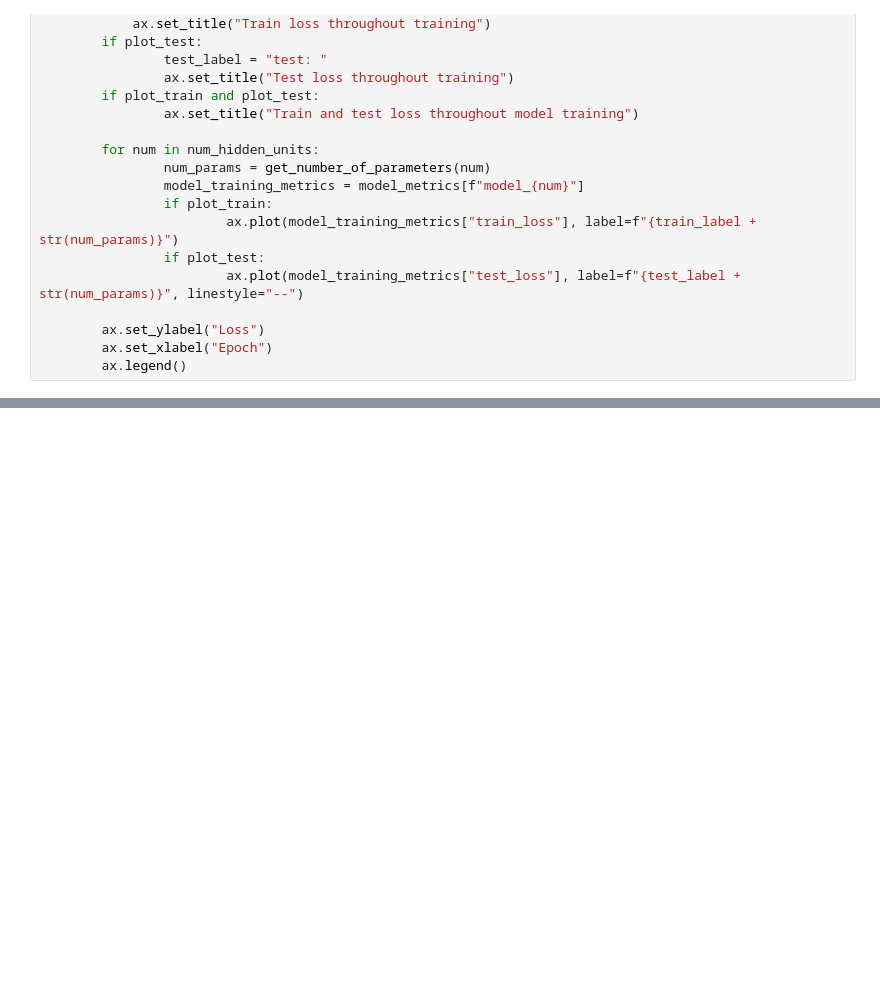
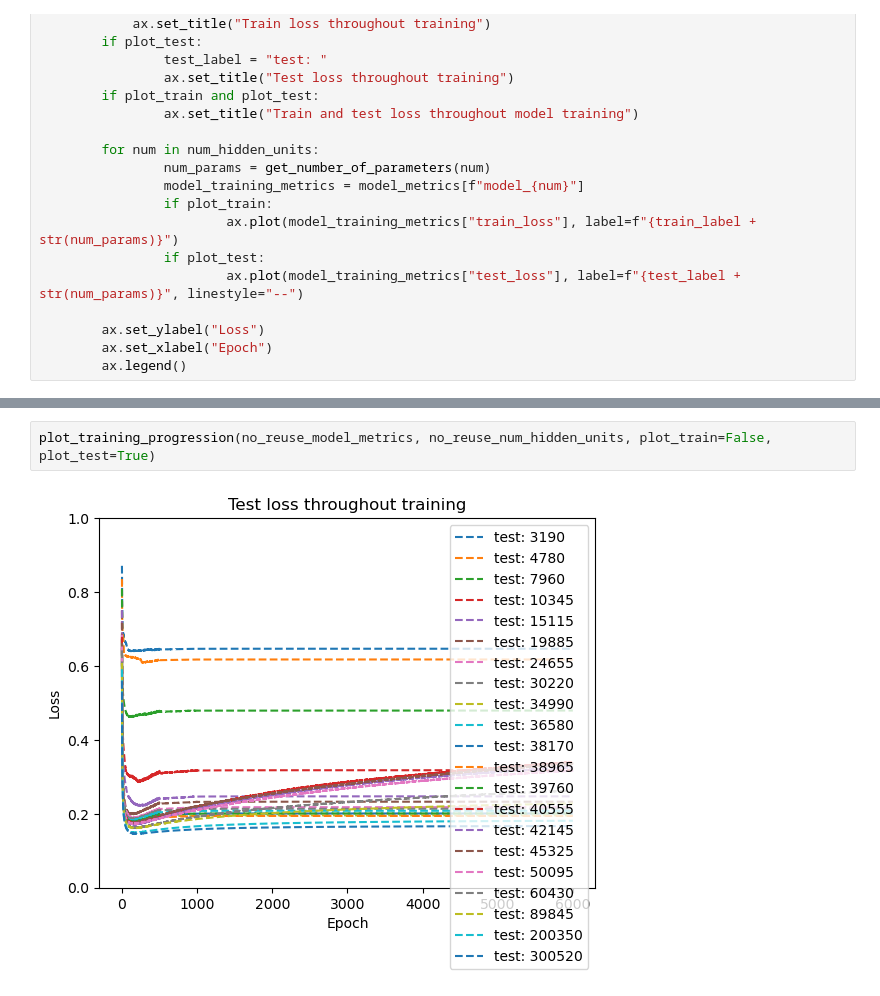
Before and after one commit to Dave69178/double_descent_reproduction, a Jupyter notebook: analysis.ipynb, the cells around one changed output, grey strips where cells are left out. Saved outputs shown, nothing was run; the diff lists cells and outputs as text; blank space fills up the shorter version.

```diff
--- a/analysis.ipynb
+++ b/analysis.ipynb
@@ -124,0 +125,4 @@ plot_training_progression(reuse_model_metrics, reuse_num_hidden_units, plot_trai
+# %%
+plot_training_progression(no_reuse_model_metrics, no_reuse_num_hidden_units, plot_train=False, plot_test=True)
+# %% [output]
+[figure, added]
```
Also changed, not shown: parts of 5 cells of this notebook, 2 other files.
